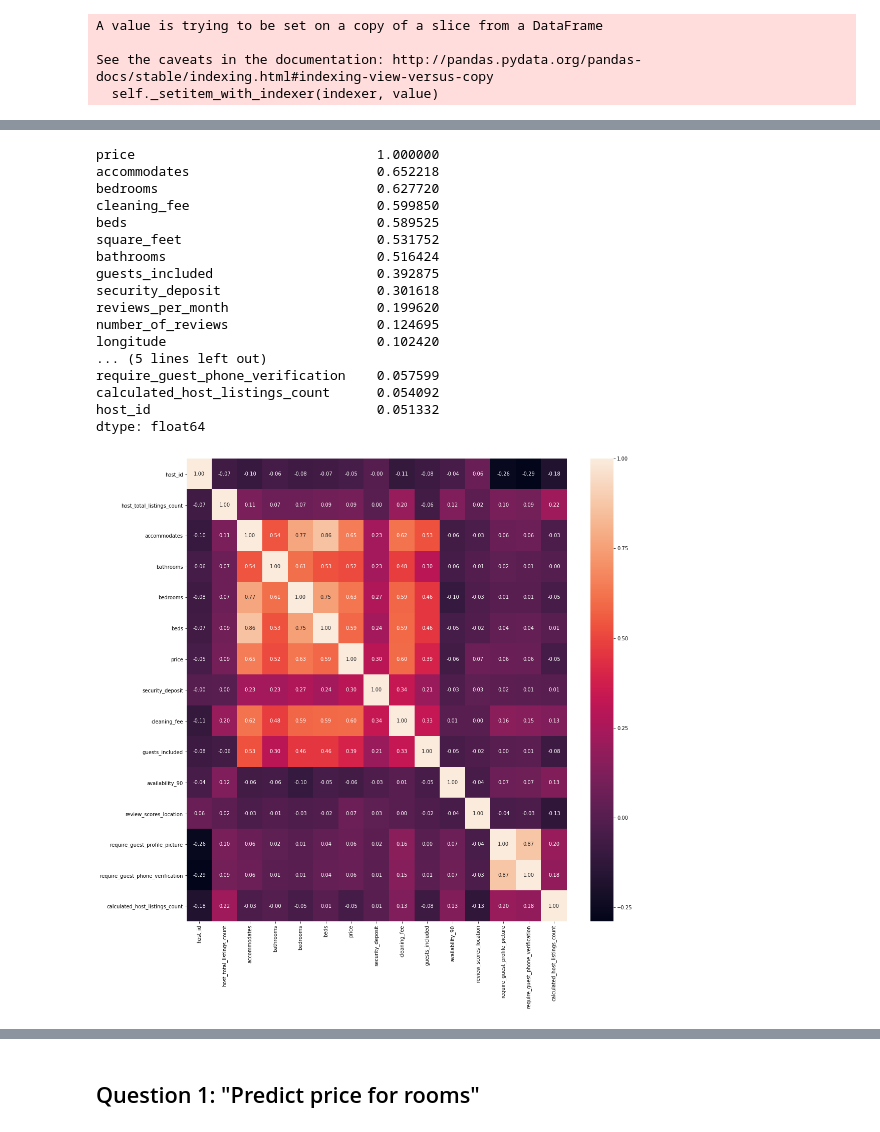
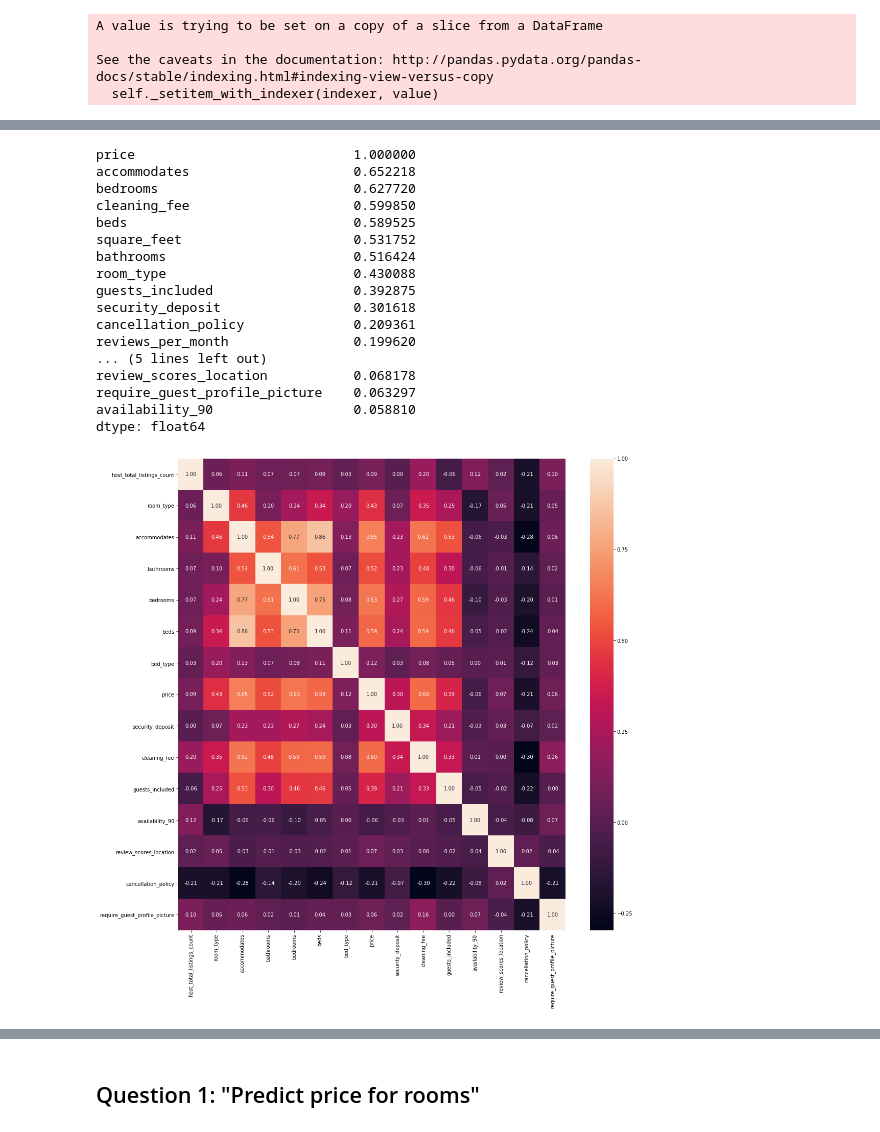
Before and after one commit to AlexeiSmirnov84/airbnb, a Jupyter notebook: main.ipynb, the cells around one changed output, grey strips where cells are left out. Saved outputs shown, nothing was run; the diff lists cells and outputs as text; code cells hidden in the pictures.

```diff
--- a/main.ipynb
+++ b/main.ipynb
@@ -64,0 +61,19 @@ dtype('float64')
+# %%
+listings.loc[listings['cancellation_policy'] == 'strict', 'cancellation_policy'] = 1
+listings.loc[listings['cancellation_policy'] == 'moderate', 'cancellation_policy'] = 2
+listings.loc[listings['cancellation_policy'] == 'flexible', 'cancellation_policy'] = 3
+
+listings.loc[listings['room_type'] == 'Shared room', 'room_type'] = 1
+listings.loc[listings['room_type'] == 'Private room', 'room_type'] = 2
+listings.loc[listings['room_type'] == 'Entire home/apt', 'room_type'] = 3
+
+listings.loc[listings['bed_type'] == 'Airbed', 'bed_type'] = 0
+listings.loc[listings['bed_type'] == 'Futon', 'bed_type'] = 1
+listings.loc[listings['bed_type'] == 'Couch', 'bed_type'] = 2
+listings.loc[listings['bed_type'] == 'Pull-out Sofa', 'bed_type'] = 3
+listings.loc[listings['bed_type'] == 'Real Bed', 'bed_type'] = 4
+
+listings['cancellation_policy'].astype(int, inplace=True)
+listings['room_type'].astype(int, inplace=True)
+listings['bed_type'].astype(int, inplace=True)
+listings.shape
@@ -73,22 +90,22 @@ s = c.unstack()
 r = s.loc['price'].sort_values(ascending=False)[0:20]
 r
 # %% [output]
-price                               1.000000
-accommodates                        0.652218
-bedrooms                            0.627720
-cleaning_fee                        0.599850
-beds                                0.589525
-square_feet                         0.531752
-bathrooms                           0.516424
-guests_included                     0.392875
-security_deposit                    0.301618
-reviews_per_month                   0.199620
-number_of_reviews                   0.124695
-longitude                           0.102420
+price                            1.000000
+accommodates                     0.652218
+bedrooms                         0.627720
+cleaning_fee                     0.599850
+beds                             0.589525
+square_feet                      0.531752
+bathrooms                        0.516424
+room_type                        0.430088
+guests_included                  0.392875
+security_deposit                 0.301618
+cancellation_policy              0.209361
+reviews_per_month                0.199620
 ... (5 lines left out)
-require_guest_phone_verification    0.057599
-calculated_host_listings_count      0.054092
-host_id                             0.051332
+review_scores_location           0.068178
+require_guest_profile_picture    0.063297
+availability_90                  0.058810
 dtype: float64
 # %%
 col_num = listings.select_dtypes(include=np.number).columns.tolist()
@@ -98,27 +115,25 @@ listings_col_drop = set(col_num) - set(col_for_price)
 # %%
 listings.drop(columns=listings_col_drop, inplace=True)
 # %%
-listings2 = listings.drop(columns=['host_listings_count',
-
-                                  'thumbnail_url', 'medium_url', 'picture_url', 'xl_picture_url',
+listings2 = listings.drop(columns=['host_listings_count', 'thumbnail_url', 'medium_url', 'picture_url', 'xl_picture_url',
                                   'listing_url', 'name', 'summary', 'description', 'space', 'neighborhood_overview', 'notes', 'transit',
                                   'host_thumbnail_url', 'host_picture_url', 'host_response_time', 'host_response_rate', 'host_acceptance_rate',
                                   'host_since', 'host_neighbourhood', 'weekly_price', 'square_feet', 'host_about', 'neighbourhood',
                                   'monthly_price', 'first_review', 'last_review', 'host_url', 'host_name', 'host_location',
                                   'host_has_profile_pic', 'city', 'state', 'host_verifications', 'street', 'calendar_updated',
                                   'extra_people', 'smart_location', 'neighbourhood_cleansed',
                                   'number_of_reviews', 'longitude', 'reviews_per_month'
                                   ])
 
 
 # 'license', 'availability_60', 'availability_90', 'availability_365', 'host_id', 'review_scores_checkin', 'review_scores_communication', 'minimum_nights',
 # 'latitude', 'zipcode', 'review_scores_accuracy', 'host_is_superhost', 'host_identity_verified', 'is_location_exact', 'id'
 
 
 fig, ax = plt.subplots(figsize=(17,17))
 sns.heatmap(listings2.corr(), annot=True, fmt=".2f");
 # %% [output]
-[figure, old version]
+[figure, new version]
 # %%
 listings = listings2
 listings_col = list(listings2.columns)
```
Also changed, not shown: parts of 13 cells of this notebook, 1 other file.
